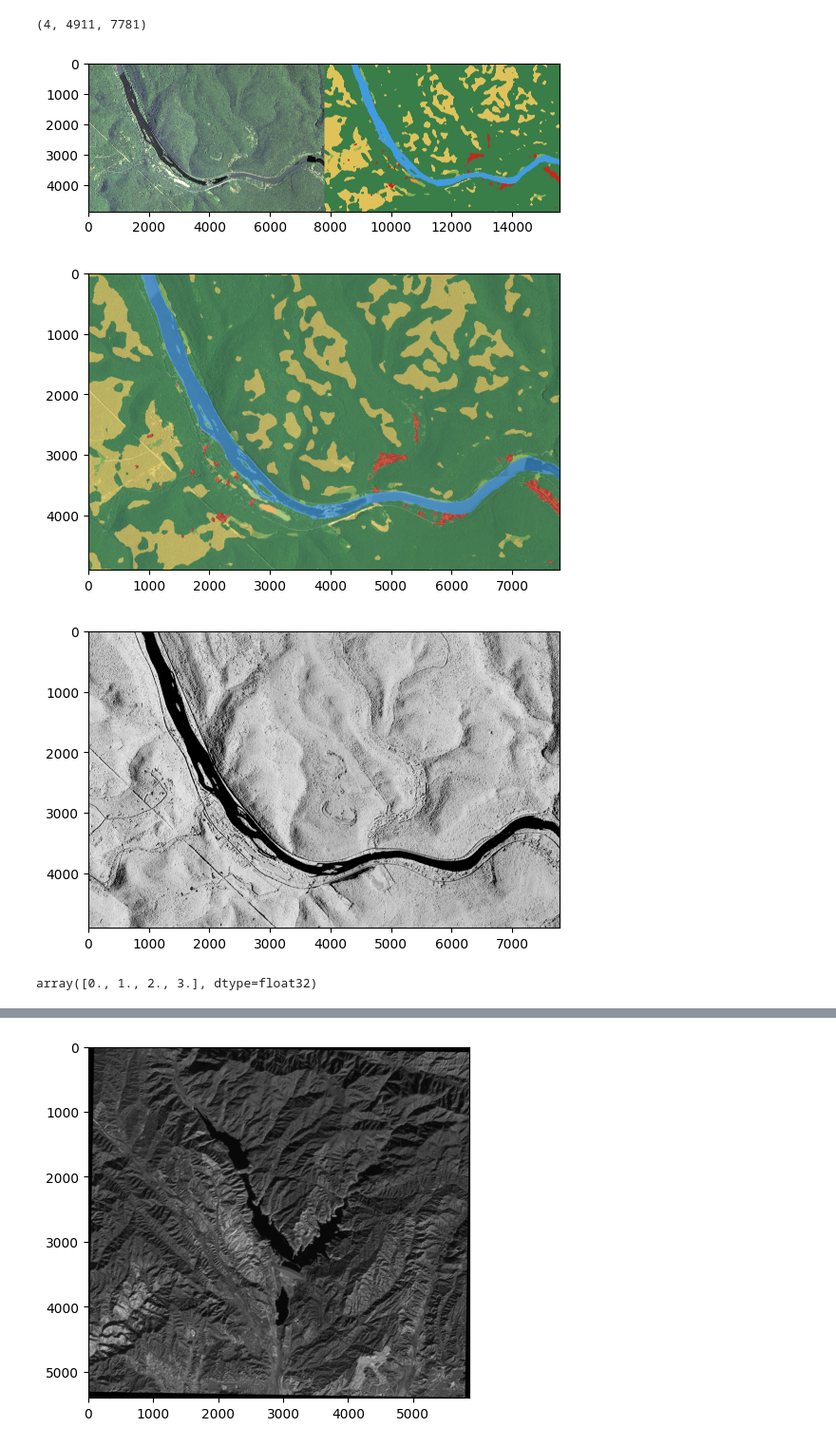
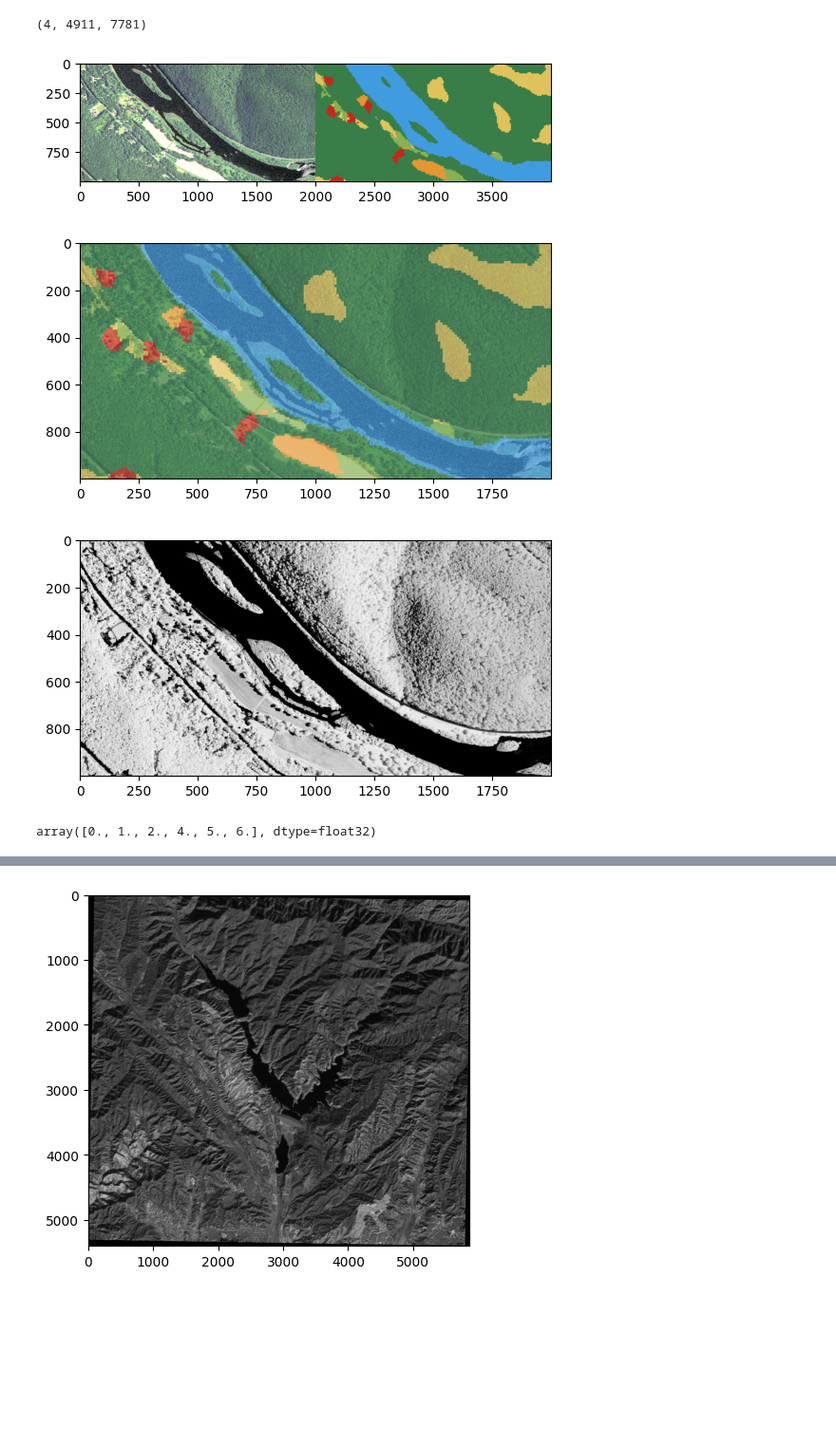
Before and after one commit to connorlee77/aerial-auto-segment, a Jupyter notebook: lulc_refinement/notebooks/crf_refine.ipynb, the cells around one changed output, grey strips where cells are left out. Shown at 95% size. Cells and saved outputs as stored; diff of their text form; code cells hidden in the pictures; blank space fills up the shorter version.

```diff
--- a/lulc_refinement/notebooks/crf_refine.ipynb
+++ b/lulc_refinement/notebooks/crf_refine.ipynb
@@ -43,33 +43,33 @@ naip_data.shape
 # %% [output]
 (4, 4911, 7781)
 # %%
-x1, x2 = 0, 7780
-y1, y2 = 0, 4900
+x1, x2 = 2000, 4000
+y1, y2 = 3000, 4000
 
 
 naip_patch = naip_data[:3, y1:y2, x1:x2].transpose(1, 2, 0)
 # planet_patch = planet_data[:3, y1:y2, x1:x2].transpose(1, 2, 0)
 dynamicworld_label_patch = dynamicworld_label_data[:, y1:y2, x1:x2].transpose(1, 2, 0)
 dynamicworld_label_patch[:,:,-1] = np.argmax(dynamicworld_label_patch[:,:,:-1], axis=2)
 dynamicworld_colorized_label_patch = colorize_dynamic_world_label(dynamicworld_label_patch[:,:,-1])
 
 sxs = np.hstack([naip_patch, dynamicworld_colorized_label_patch])
 overlay = cv2.addWeighted(naip_patch, 0.3, dynamicworld_colorized_label_patch, 0.7, 0)
 
 plt.imshow(sxs)
 plt.show()
 plt.imshow(overlay)
 plt.show()
 plt.imshow(naip_data[3, y1:y2, x1:x2], cmap='gray')
 plt.show()
 # %% [output]
-[figure, old version]
+[figure, new version]
-[figure, old version]
+[figure, new version]
-[figure, old version]
+[figure, new version]
 # %%
 np.unique(dynamicworld_label_patch[:,:,-1])
 # %% [output]
-array([0., 1., 2., 3.], dtype=float32)
+array([0., 1., 2., 4., 5., 6.], dtype=float32)
 # %%
 prob = np.ascontiguousarray(dynamicworld_label_patch[:,:,:-1])
 img = np.ascontiguousarray(naip_patch)
```
Also changed, not shown: parts of 2 cells of this notebook, 6 other files.
